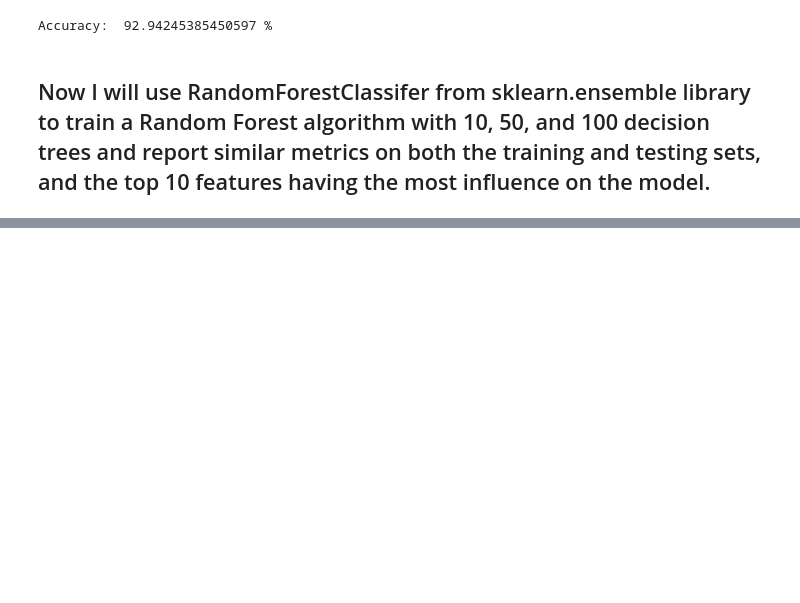
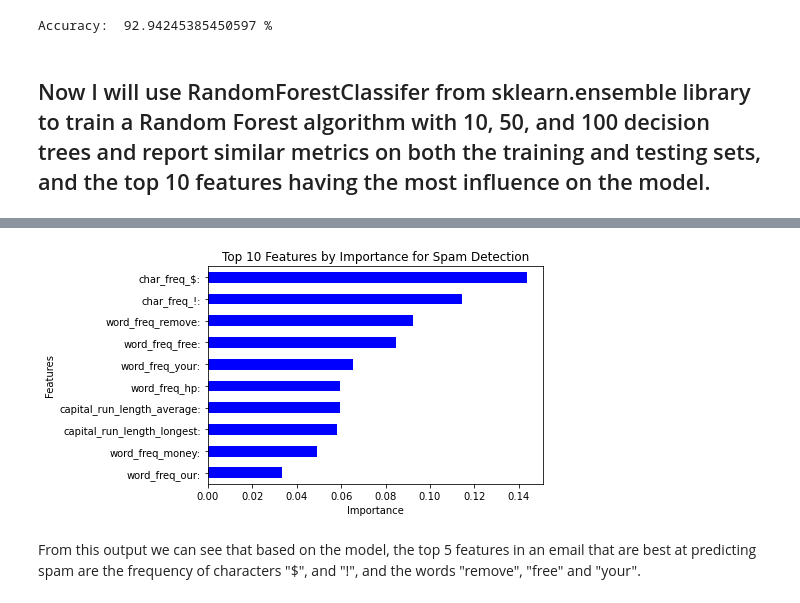
Before and after one commit to rebecca-weiss/Spam-prediction, a Jupyter notebook: spambase.ipynb, the cells around one changed output, grey strips where cells are left out. Cells and saved outputs as stored; diff of their text form; code cells hidden in the pictures; blank space fills up the shorter version.

```diff
--- a/spambase.ipynb
+++ b/spambase.ipynb
@@ -248,0 +254,12 @@ When T = 100, MSE = 0.065
+# %%
+# plot the features and importance
+top_df.plot(kind='barh', color='b', legend=None)
+plt.ylabel('Features')
+plt.xlabel('Importance')
+plt.gca().invert_yaxis()
+plt.title('Top 10 Features by Importance for Spam Detection')
+plt.show()
+# %% [output]
+[figure, added]
+# %% [markdown]
+From this output we can see that based on the model, the top 5 features in an email that are best at predicting spam are the frequency of characters "$", and "!", and the words "remove", "free" and "your".
```
Also changed, not shown: parts of 1 cell of this notebook.
